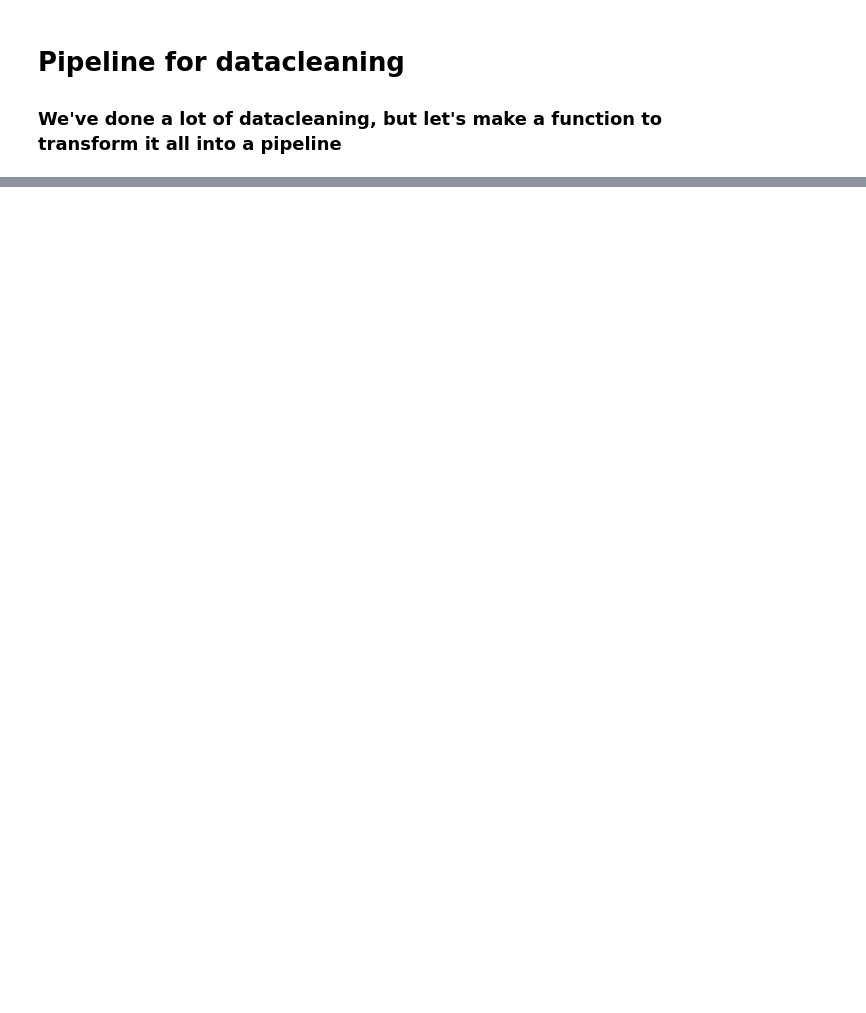
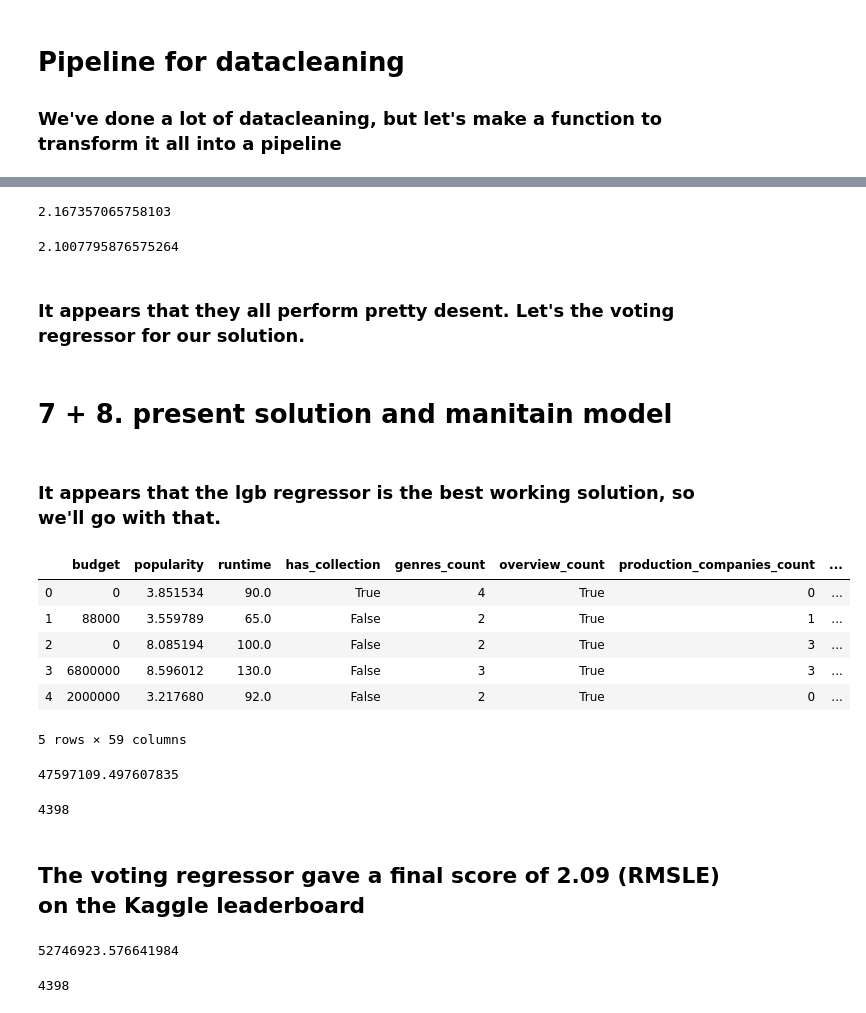
Before and after one commit to Jaroschgg/DAT158ML-OBLIG2-GROUP1, a Jupyter notebook: Oblig2.ipynb, the cells around one changed output, grey strips where cells are left out. Drawn from its saved outputs; the diff is of its cells as text; code cells hidden in the pictures; blank space fills up the shorter version.

```diff
--- a/Oblig2.ipynb
+++ b/Oblig2.ipynb
@@ -613,0 +855,37 @@ Did not meet early stopping. Best iteration is:
+# %%
+scores = cross_val_score(lgb_model,
+                         data_prepared,
+                         data_labels_log,
+                         scoring="neg_mean_squared_error",
+                         cv=10)
+gbr_reg_rmse_scores = np.sqrt(-scores)
+print(gbr_reg_rmse_scores.mean())
+# %% [output]
+2.167357065758103
+# %%
+scores = cross_val_score(voting_final,
+                         data_prepared,
+                         data_labels_log,
+                         scoring="neg_mean_squared_error",
+                         cv=10)
+gbr_reg_rmse_scores = np.sqrt(-scores)
+print(gbr_reg_rmse_scores.mean())
+# %% [output]
+2.1007795876575264
+# %% [markdown]
+### It appears that they all perform pretty desent. Let's the voting regressor for our solution.
+# %% [markdown]
+# 7 + 8. present solution and manitain model
+# %% [markdown]
+### It appears that the lgb regressor is the best working solution, so we'll go with that.
+# %%
+test_prep = pipeline(test)
+test_prep.head()
+# %% [output]
+|  | budget | popularity | runtime | has_collection | genres_count | overview_count | production_companies_count | ... |
+| 0 | 0 | 3.851534 | 90.0 | True | 4 | True | 0 | ... |
+| 1 | 88000 | 3.559789 | 65.0 | False | 2 | True | 1 | ... |
+| 2 | 0 | 8.085194 | 100.0 | False | 2 | True | 3 | ... |
+| 3 | 6800000 | 8.596012 | 130.0 | False | 3 | True | 3 | ... |
+| 4 | 2000000 | 3.217680 | 92.0 | False | 2 | True | 0 | ... |
+5 rows × 59 columns
@@ -613,0 +894,15 @@ Did not meet early stopping. Best iteration is:
+# %%
+result_voting_reg_norm = np.exp(result_voting_reg)
+np.mean(result_voting_reg_norm)
+# %% [output]
+47597109.497607835
+# %%
+result = pd.DataFrame(result_voting_reg_norm)
+result.columns = ['revenue']
+result.index = test['id']
+result.to_csv('./data/submission_3_voting.csv')
+len(result)
+# %% [output]
+4398
+# %% [markdown]
+## The voting regressor gave a final score of 2.09 (RMSLE) on the Kaggle leaderboard
@@ -613,0 +911,13 @@ Did not meet early stopping. Best iteration is:
+# %%
+result_lgb_reg_norm = np.exp(result_lgb_reg)
+np.mean(result_lgb_reg_norm)
+# %% [output]
+52746923.576641984
+# %%
+result = pd.DataFrame(result_lgb_reg_norm)
+result.columns = ['revenue']
+result.index = test['id']
+result.to_csv('./data/submission_3_lgb.csv')
+len(result)
+# %% [output]
+4398
```
Also changed, not shown: parts of 56 cells of this notebook, 7 other files.
